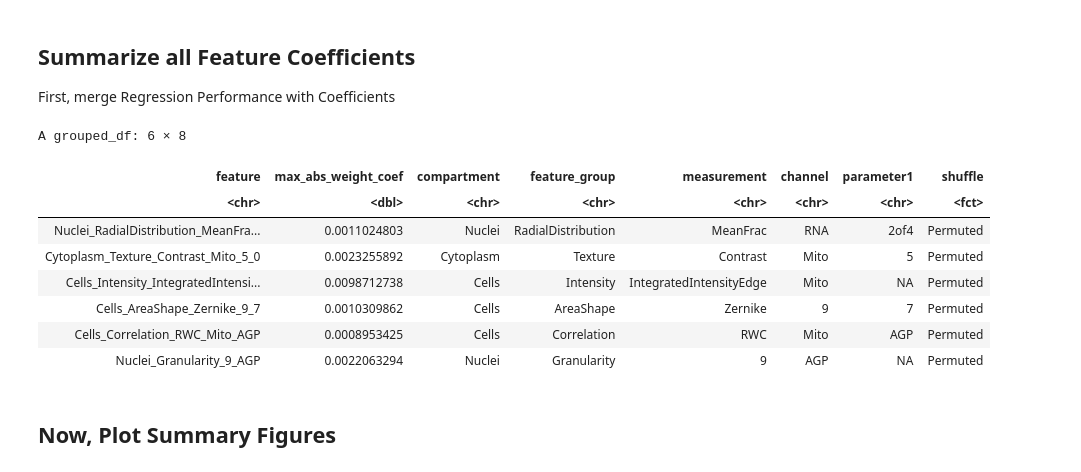
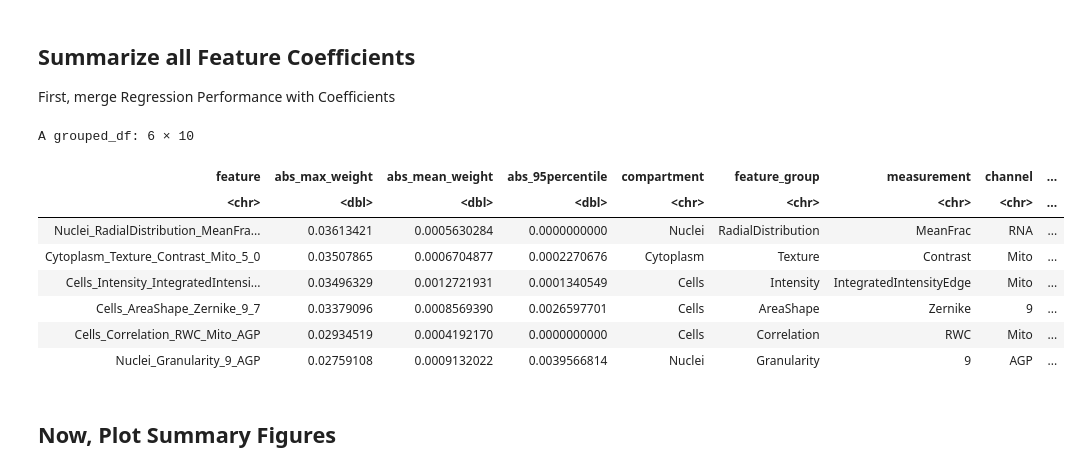
Before and after one commit to broadinstitute/cell-health, a Jupyter notebook: 3.train/8.visualize-coefficients.ipynb, the cells around one changed output. Cells and saved outputs as stored; diff of their text form; code cells hidden in the pictures.

Commit message:
update coefficient figures for different summary metrics

```diff
--- a/3.train/8.visualize-coefficients.ipynb
+++ b/3.train/8.visualize-coefficients.ipynb
@@ -420,26 +420,39 @@ pdf
 
 First, merge Regression Performance with Coefficients
 # %%
-abs_weighted_max_df <- coef_df %>%
+coef_summary_df <- coef_df %>%
     dplyr::left_join(regression_metrics_df, by = c("target", "y_transform", "shuffle")) %>%
     dplyr::mutate(weighted_coef = weight * value, abs_weighted_coef = abs(weight * value)) %>%
     dplyr::group_by(feature, shuffle) %>%
-    dplyr::mutate(max_abs_weight_coef = max(abs_weighted_coef)) %>%
+    dplyr::mutate(
+        abs_max_weight = max(abs_weight),
+        abs_mean_weight = mean(abs_weight),
+        abs_95percentile = quantile(abs_weight, 0.95)
+    ) %>%
     dplyr::select(
-        feature, max_abs_weight_coef, compartment, feature_group, measurement, channel, parameter1, shuffle
+        feature,
+        abs_max_weight,
+        abs_mean_weight,
+        abs_95percentile,
+        compartment,
+        feature_group,
+        measurement,
+        channel,
+        parameter1,
+        shuffle
     ) %>%
     dplyr::distinct()
 
-head(abs_weighted_max_df)
+head(coef_summary_df)
 # %% [output]
-A grouped_df: 6 × 8
+A grouped_df: 6 × 10
-| feature | max_abs_weight_coef | compartment | feature_group | measurement | channel | parameter1 | shuffle |
-| <chr> | <dbl> | <chr> | <chr> | <chr> | <chr> | <chr> | <fct> |
-| Nuclei_RadialDistribution_MeanFra... | 0.0011024803 | Nuclei | RadialDistribution | MeanFrac | RNA | 2of4 | Permuted |
-| Cytoplasm_Texture_Contrast_Mito_5_0 | 0.0023255892 | Cytoplasm | Texture | Contrast | Mito | 5 | Permuted |
-| Cells_Intensity_IntegratedIntensi... | 0.0098712738 | Cells | Intensity | IntegratedIntensityEdge | Mito | NA | Permuted |
-| Cells_AreaShape_Zernike_9_7 | 0.0010309862 | Cells | AreaShape | Zernike | 9 | 7 | Permuted |
-| Cells_Correlation_RWC_Mito_AGP | 0.0008953425 | Cells | Correlation | RWC | Mito | AGP | Permuted |
-| Nuclei_Granularity_9_AGP | 0.0022063294 | Nuclei | Granularity | 9 | AGP | NA | Permuted |
+| feature | abs_max_weight | abs_mean_weight | abs_95percentile | compartment | feature_group | measurement | channel | ... |
+| <chr> | <dbl> | <dbl> | <dbl> | <chr> | <chr> | <chr> | <chr> | ... |
+| Nuclei_RadialDistribution_MeanFra... | 0.03613421 | 0.0005630284 | 0.0000000000 | Nuclei | RadialDistribution | MeanFrac | RNA | ... |
+| Cytoplasm_Texture_Contrast_Mito_5_0 | 0.03507865 | 0.0006704877 | 0.0002270676 | Cytoplasm | Texture | Contrast | Mito | ... |
+| Cells_Intensity_IntegratedIntensi... | 0.03496329 | 0.0012721931 | 0.0001340549 | Cells | Intensity | IntegratedIntensityEdge | Mito | ... |
+| Cells_AreaShape_Zernike_9_7 | 0.03379096 | 0.0008569390 | 0.0026597701 | Cells | AreaShape | Zernike | 9 | ... |
+| Cells_Correlation_RWC_Mito_AGP | 0.02934519 | 0.0004192170 | 0.0000000000 | Cells | Correlation | RWC | Mito | ... |
+| Nuclei_Granularity_9_AGP | 0.02759108 | 0.0009132022 | 0.0039566814 | Nuclei | Granularity | 9 | AGP | ... |
 # %% [markdown]
 ## Now, Plot Summary Figures
```
Also changed, not shown: parts of 3 cells of this notebook, 19 other files.
